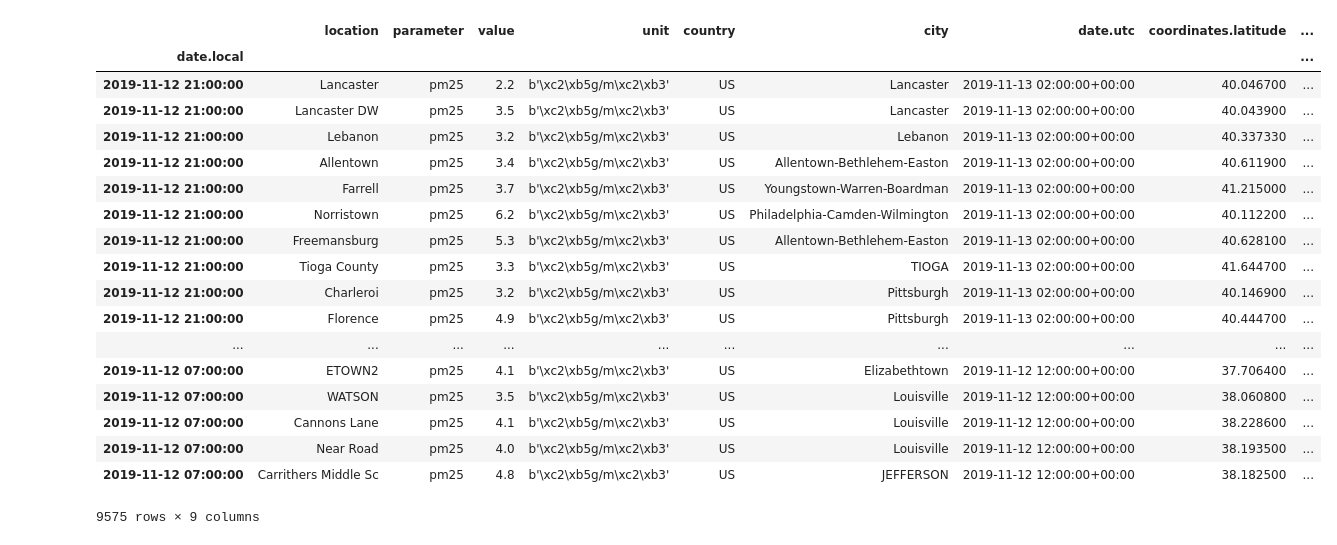
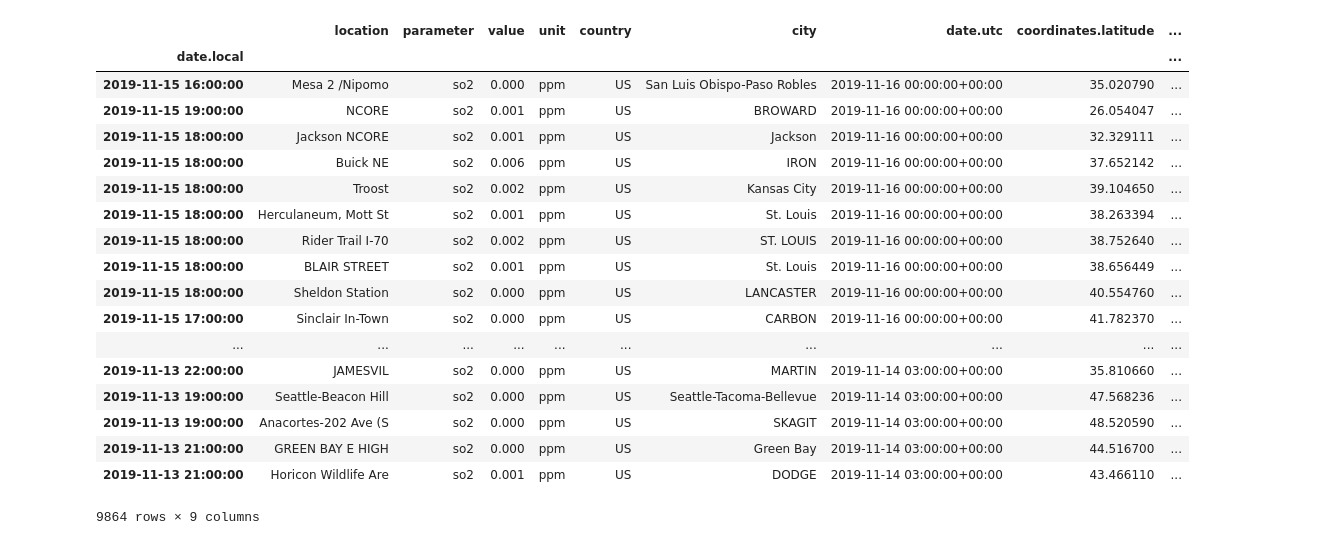
Before and after one commit to lonnykramer/project_2, a Jupyter notebook: OpenAQ_API.ipynb, the cells around one changed output. Cells and saved outputs as stored; diff of their text form; code cells hidden in the pictures.

```diff
--- a/OpenAQ_API.ipynb
+++ b/OpenAQ_API.ipynb
@@ -56,33 +214,33 @@ stl_df
 # %%
 api = openaq.OpenAQ()
-res = api.measurements(country='US', parameter='pm25', limit=10000, df=True)
+res = api.measurements(country='US', parameter='so2', limit=10000, df=True)
 
 res = res.query("value >= 0.0")
 # g = sns.FacetGrid(data=res, col='location', col_wrap=4, size=3, sharex=True, sharey=False)
 
 # g.map(plt.hist, "value")
 # print(res)
 res.dtypes
 
-us_df = pd.DataFrame(res)
-us_df
+us_df_so2 = pd.DataFrame(res)
+us_df_so2.head()
 # %% [output]
 |  | location | parameter | value | unit | country | city | date.utc | coordinates.latitude | ... |
 | date.local |  |  |  |  |  |  |  |  | ... |
-| 2019-11-12 21:00:00 | Lancaster | pm25 | 2.2 | b'\xc2\xb5g/m\xc2\xb3' | US | Lancaster | 2019-11-13 02:00:00+00:00 | 40.046700 | ... |
-| 2019-11-12 21:00:00 | Lancaster DW | pm25 | 3.5 | b'\xc2\xb5g/m\xc2\xb3' | US | Lancaster | 2019-11-13 02:00:00+00:00 | 40.043900 | ... |
-| 2019-11-12 21:00:00 | Lebanon | pm25 | 3.2 | b'\xc2\xb5g/m\xc2\xb3' | US | Lebanon | 2019-11-13 02:00:00+00:00 | 40.337330 | ... |
-| 2019-11-12 21:00:00 | Allentown | pm25 | 3.4 | b'\xc2\xb5g/m\xc2\xb3' | US | Allentown-Bethlehem-Easton | 2019-11-13 02:00:00+00:00 | 40.611900 | ... |
-| 2019-11-12 21:00:00 | Farrell | pm25 | 3.7 | b'\xc2\xb5g/m\xc2\xb3' | US | Youngstown-Warren-Boardman | 2019-11-13 02:00:00+00:00 | 41.215000 | ... |
-| 2019-11-12 21:00:00 | Norristown | pm25 | 6.2 | b'\xc2\xb5g/m\xc2\xb3' | US | Philadelphia-Camden-Wilmington | 2019-11-13 02:00:00+00:00 | 40.112200 | ... |
-| 2019-11-12 21:00:00 | Freemansburg | pm25 | 5.3 | b'\xc2\xb5g/m\xc2\xb3' | US | Allentown-Bethlehem-Easton | 2019-11-13 02:00:00+00:00 | 40.628100 | ... |
-| 2019-11-12 21:00:00 | Tioga County | pm25 | 3.3 | b'\xc2\xb5g/m\xc2\xb3' | US | TIOGA | 2019-11-13 02:00:00+00:00 | 41.644700 | ... |
-| 2019-11-12 21:00:00 | Charleroi | pm25 | 3.2 | b'\xc2\xb5g/m\xc2\xb3' | US | Pittsburgh | 2019-11-13 02:00:00+00:00 | 40.146900 | ... |
-| 2019-11-12 21:00:00 | Florence | pm25 | 4.9 | b'\xc2\xb5g/m\xc2\xb3' | US | Pittsburgh | 2019-11-13 02:00:00+00:00 | 40.444700 | ... |
+| 2019-11-15 16:00:00 | Mesa 2 /Nipomo | so2 | 0.000 | ppm | US | San Luis Obispo-Paso Robles | 2019-11-16 00:00:00+00:00 | 35.020790 | ... |
+| 2019-11-15 19:00:00 | NCORE | so2 | 0.001 | ppm | US | BROWARD | 2019-11-16 00:00:00+00:00 | 26.054047 | ... |
+| 2019-11-15 18:00:00 | Jackson NCORE | so2 | 0.001 | ppm | US | Jackson | 2019-11-16 00:00:00+00:00 | 32.329111 | ... |
+| 2019-11-15 18:00:00 | Buick NE | so2 | 0.006 | ppm | US | IRON | 2019-11-16 00:00:00+00:00 | 37.652142 | ... |
+| 2019-11-15 18:00:00 | Troost | so2 | 0.002 | ppm | US | Kansas City | 2019-11-16 00:00:00+00:00 | 39.104650 | ... |
+| 2019-11-15 18:00:00 | Herculaneum, Mott St | so2 | 0.001 | ppm | US | St. Louis | 2019-11-16 00:00:00+00:00 | 38.263394 | ... |
+| 2019-11-15 18:00:00 | Rider Trail I-70 | so2 | 0.002 | ppm | US | ST. LOUIS | 2019-11-16 00:00:00+00:00 | 38.752640 | ... |
+| 2019-11-15 18:00:00 | BLAIR STREET | so2 | 0.001 | ppm | US | St. Louis | 2019-11-16 00:00:00+00:00 | 38.656449 | ... |
+| 2019-11-15 18:00:00 | Sheldon Station | so2 | 0.000 | ppm | US | LANCASTER | 2019-11-16 00:00:00+00:00 | 40.554760 | ... |
+| 2019-11-15 17:00:00 | Sinclair In-Town | so2 | 0.000 | ppm | US | CARBON | 2019-11-16 00:00:00+00:00 | 41.782370 | ... |
 | ... | ... | ... | ... | ... | ... | ... | ... | ... | ... |
-| 2019-11-12 07:00:00 | ETOWN2 | pm25 | 4.1 | b'\xc2\xb5g/m\xc2\xb3' | US | Elizabethtown | 2019-11-12 12:00:00+00:00 | 37.706400 | ... |
-| 2019-11-12 07:00:00 | WATSON | pm25 | 3.5 | b'\xc2\xb5g/m\xc2\xb3' | US | Louisville | 2019-11-12 12:00:00+00:00 | 38.060800 | ... |
-| 2019-11-12 07:00:00 | Cannons Lane | pm25 | 4.1 | b'\xc2\xb5g/m\xc2\xb3' | US | Louisville | 2019-11-12 12:00:00+00:00 | 38.228600 | ... |
-| 2019-11-12 07:00:00 | Near Road | pm25 | 4.0 | b'\xc2\xb5g/m\xc2\xb3' | US | Louisville | 2019-11-12 12:00:00+00:00 | 38.193500 | ... |
-| 2019-11-12 07:00:00 | Carrithers Middle Sc | pm25 | 4.8 | b'\xc2\xb5g/m\xc2\xb3' | US | JEFFERSON | 2019-11-12 12:00:00+00:00 | 38.182500 | ... |
+| 2019-11-13 22:00:00 | JAMESVIL | so2 | 0.000 | ppm | US | MARTIN | 2019-11-14 03:00:00+00:00 | 35.810660 | ... |
+| 2019-11-13 19:00:00 | Seattle-Beacon Hill | so2 | 0.000 | ppm | US | Seattle-Tacoma-Bellevue | 2019-11-14 03:00:00+00:00 | 47.568236 | ... |
+| 2019-11-13 19:00:00 | Anacortes-202 Ave (S | so2 | 0.000 | ppm | US | SKAGIT | 2019-11-14 03:00:00+00:00 | 48.520590 | ... |
+| 2019-11-13 21:00:00 | GREEN BAY E HIGH | so2 | 0.000 | ppm | US | Green Bay | 2019-11-14 03:00:00+00:00 | 44.516700 | ... |
+| 2019-11-13 21:00:00 | Horicon Wildlife Are | so2 | 0.001 | ppm | US | DODGE | 2019-11-14 03:00:00+00:00 | 43.466110 | ... |
-9575 rows × 9 columns
+9864 rows × 9 columns
```
Also changed, not shown: parts of 22 cells of this notebook.
